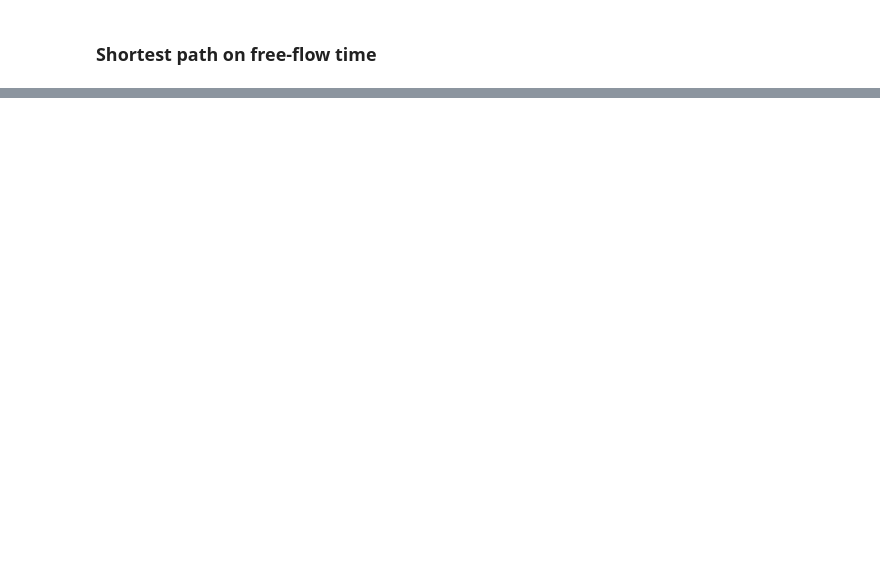
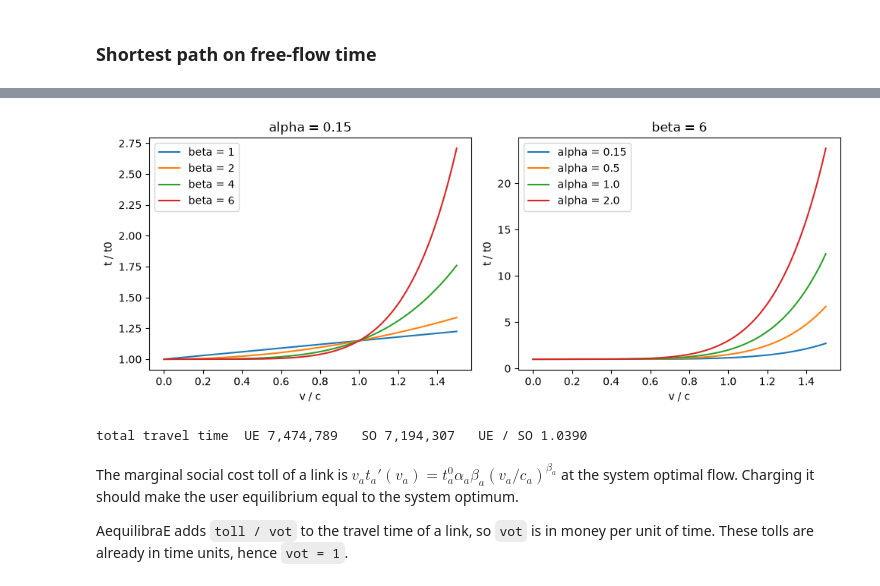
Before and after one commit to Sagar-11/fair-tolling, a Jupyter notebook: experiments/explore_ae_projects.ipynb, the cells around one changed output, grey strips where cells are left out. Drawn from its saved outputs; the diff is of its cells as text; code cells hidden in the pictures; blank space fills up the shorter version.

```diff
--- a/experiments/explore_ae_projects.ipynb
+++ b/experiments/explore_ae_projects.ipynb
@@ -184,12 +200,3 @@ total trips: 360600.0
 | 6 | 300.0 | 400.0 | 300.0 | 400.0 | 200.0 | 0.0 | 400.0 | 800.0 |
 | 7 | 500.0 | 200.0 | 100.0 | 400.0 | 200.0 | 400.0 | 0.0 | 1000.0 |
 | 8 | 800.0 | 400.0 | 200.0 | 700.0 | 500.0 | 800.0 | 1000.0 | 0.0 |
-# %%
-fig, ax = plt.subplots(figsize=(6, 5))
-im = ax.imshow(sf_demand.to_numpy(), cmap="viridis")
-ax.set_xticks(range(len(sf_demand.columns)), sf_demand.columns, fontsize=6)
-ax.set_yticks(range(len(sf_demand.index)), sf_demand.index, fontsize=6)
-ax.set_xlabel("destination zone")
-ax.set_ylabel("origin zone")
-ax.set_title("Sioux Falls OD demand")
-fig.colorbar(im, ax=ax, label="trips");
@@ -221,0 +432,40 @@ sf.close()
+# %%
+from types import SimpleNamespace
+
+flow = np.linspace(0, 1.5, 200)  # with capacity = 1, flow equals v / c
+
+fig, (ax1, ax2) = plt.subplots(1, 2, figsize=(10, 4))
+
+# Vary beta, fixed alpha
+for beta in (1, 2, 4, 6):
+    links = SimpleNamespace(fftt=1.0, alpha=0.15, capacity=1.0, beta=beta)
+    ax1.plot(flow, bpr_time(links, flow), label=f"beta = {beta}")
+ax1.set_title("alpha = 0.15")
+
+# Vary alpha, fixed beta
+for alpha in (0.15, 0.5, 1.0, 2.0):
+    links = SimpleNamespace(fftt=1.0, alpha=alpha, capacity=1.0, beta=6)
+    ax2.plot(flow, bpr_time(links, flow), label=f"alpha = {alpha}")
+ax2.set_title("beta = 6")
+
+for ax in (ax1, ax2):
+    ax.set_xlabel("v / c")
+    ax.set_ylabel("t / t0")
+    ax.legend()
+
+plt.tight_layout()
+# %% [output]
+[figure, added]
+# %%
+run_assignment(sf, traffic_assignment(traffic_class(sf, build_graph(sf), "sioux-falls_demand"), "SO"), "ae_so")
+
+links = load_links(sf)
+ue_flow, so_flow = link_flows(sf, "ae_ue"), link_flows(sf, "ae_so")
+total_time = lambda flow: (flow * bpr_time(links, flow)).sum()
+print(f"total travel time  UE {total_time(ue_flow):,.0f}   SO {total_time(so_flow):,.0f}   UE / SO {total_time(ue_flow) / total_time(so_flow):.4f}")
+# %% [output]
+total travel time  UE 7,474,789   SO 7,194,307   UE / SO 1.0390
+# %% [markdown]
+The marginal social cost toll of a link is $v_a t_a'(v_a) = t^0_a \alpha_a \beta_a (v_a/c_a)^{\beta_a}$ at the system optimal flow. Charging it should make the user equilibrium equal to the system optimum.
+
+AequilibraE adds `toll / vot` to the travel time of a link, so `vot` is in money per unit of time. These tolls are already in time units, hence `vot = 1`.
```
Also changed, not shown: parts of 75 cells of this notebook, 56 other files.
